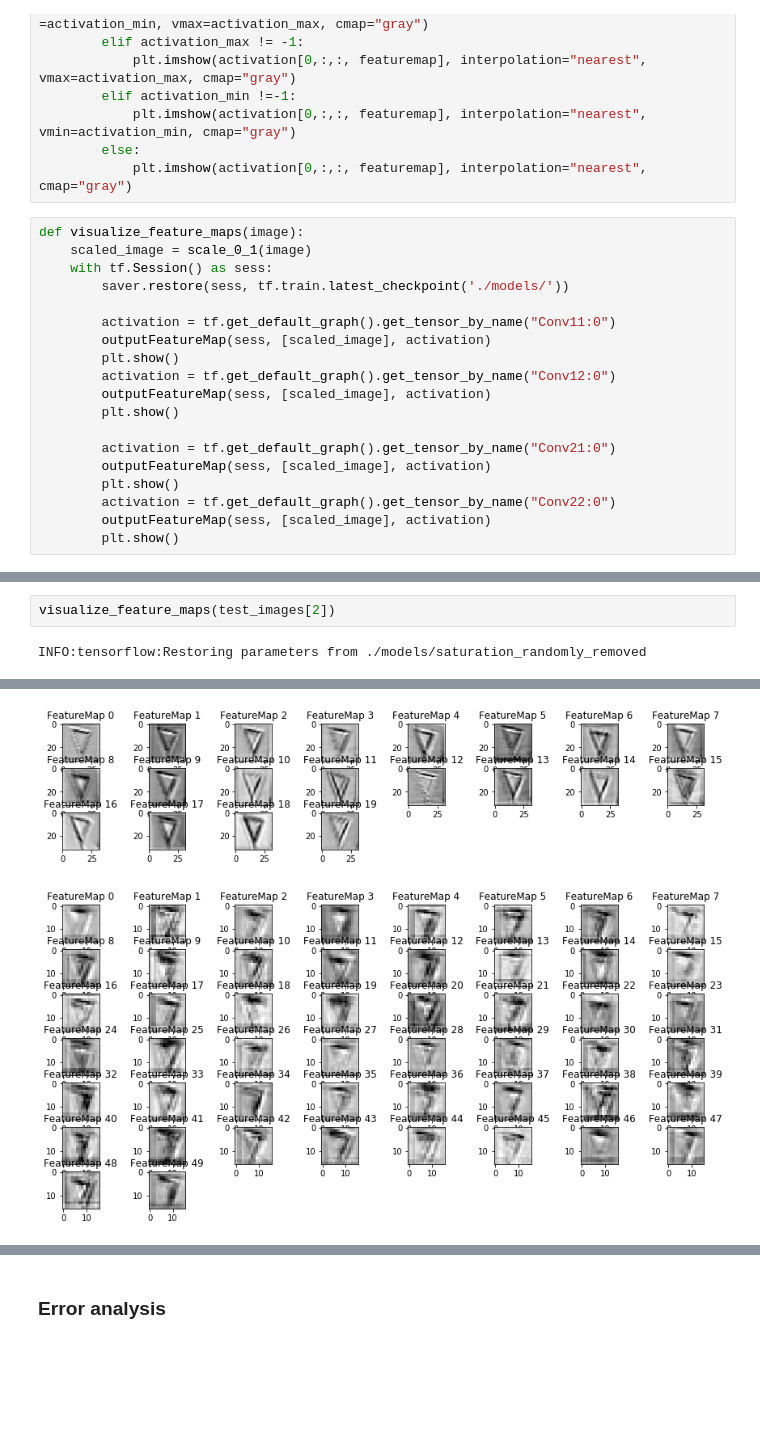
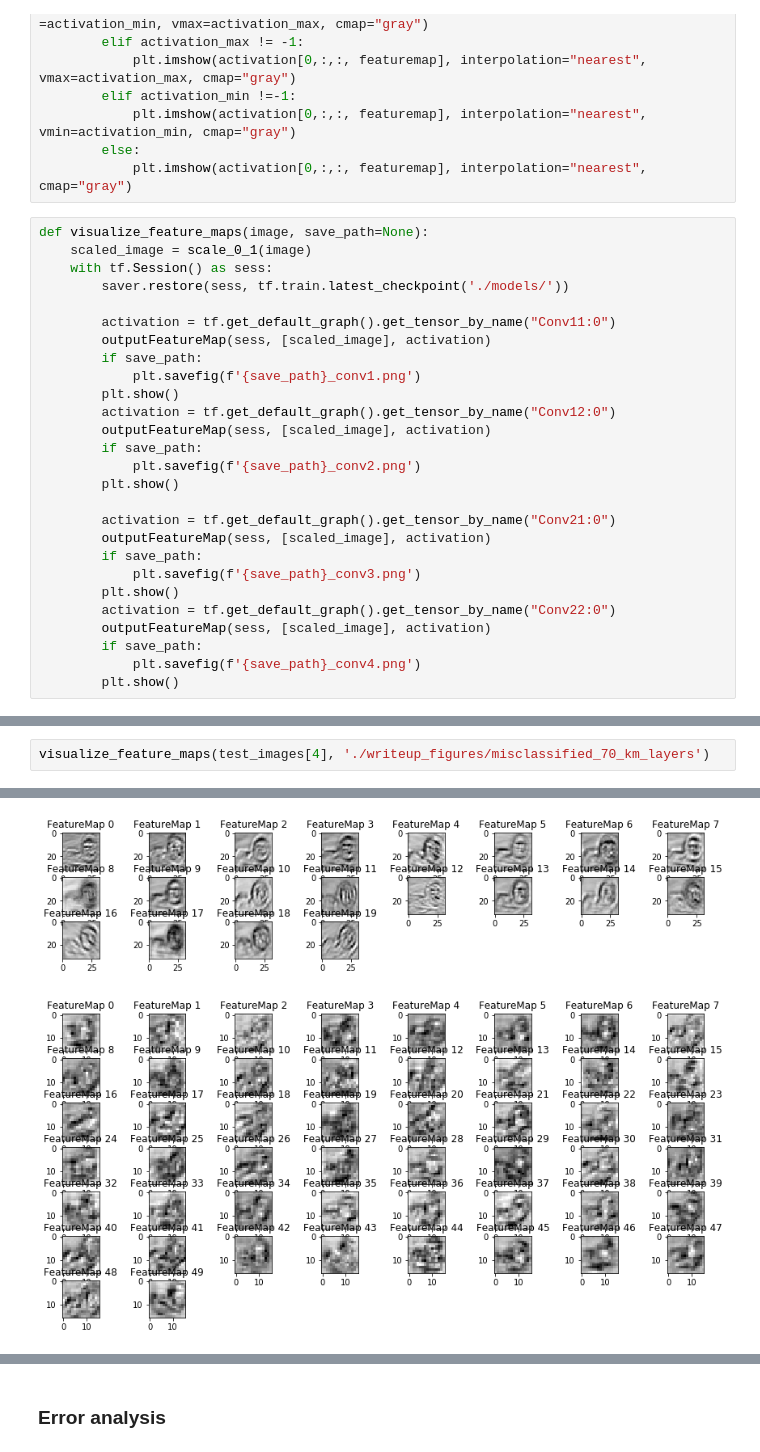
Before and after one commit to koulakis/CarND-Traffic-Sign-Classifier-Project, a Jupyter notebook: Traffic_Sign_Classifier.ipynb, the cells around one changed output, grey strips where cells are left out. Drawn from its saved outputs; the diff is of its cells as text; blank space fills up the shorter version.

Commit message:
Finishes the write up and eports several images needed for it.

```diff
--- a/Traffic_Sign_Classifier.ipynb
+++ b/Traffic_Sign_Classifier.ipynb
@@ -612,21 +617,29 @@ def outputFeatureMap(sess, image_input, tf_activation, activation_min=-1, activa
         else:
             plt.imshow(activation[0,:,:, featuremap], interpolation="nearest", cmap="gray")
 # %%
-def visualize_feature_maps(image):
+def visualize_feature_maps(image, save_path=None):
     scaled_image = scale_0_1(image)
     with tf.Session() as sess:
         saver.restore(sess, tf.train.latest_checkpoint('./models/'))
 
         activation = tf.get_default_graph().get_tensor_by_name("Conv11:0")
         outputFeatureMap(sess, [scaled_image], activation)
+        if save_path:
+            plt.savefig(f'{save_path}_conv1.png')
         plt.show()
         activation = tf.get_default_graph().get_tensor_by_name("Conv12:0")
         outputFeatureMap(sess, [scaled_image], activation)
+        if save_path:
+            plt.savefig(f'{save_path}_conv2.png')
         plt.show()
 
         activation = tf.get_default_graph().get_tensor_by_name("Conv21:0")
         outputFeatureMap(sess, [scaled_image], activation)
+        if save_path:
+            plt.savefig(f'{save_path}_conv3.png')
         plt.show()
         activation = tf.get_default_graph().get_tensor_by_name("Conv22:0")
         outputFeatureMap(sess, [scaled_image], activation)
+        if save_path:
+            plt.savefig(f'{save_path}_conv4.png')
         plt.show()
@@ -633,4 +653,3 @@ def visualize_feature_maps(image):
 # %%
-visualize_feature_maps(test_images[2])
+visualize_feature_maps(test_images[4], './writeup_figures/misclassified_70_km_layers')
 # %% [output]
-INFO:tensorflow:Restoring parameters from ./models/saturation_randomly_removed
@@ -638,2 +657,2 @@ INFO:tensorflow:Restoring parameters from ./models/saturation_randomly_removed
-[figure, old version]
+[figure, new version]
-[figure, old version]
+[figure, new version]
```
Also changed, not shown: parts of 20 cells of this notebook, 14 other files.
